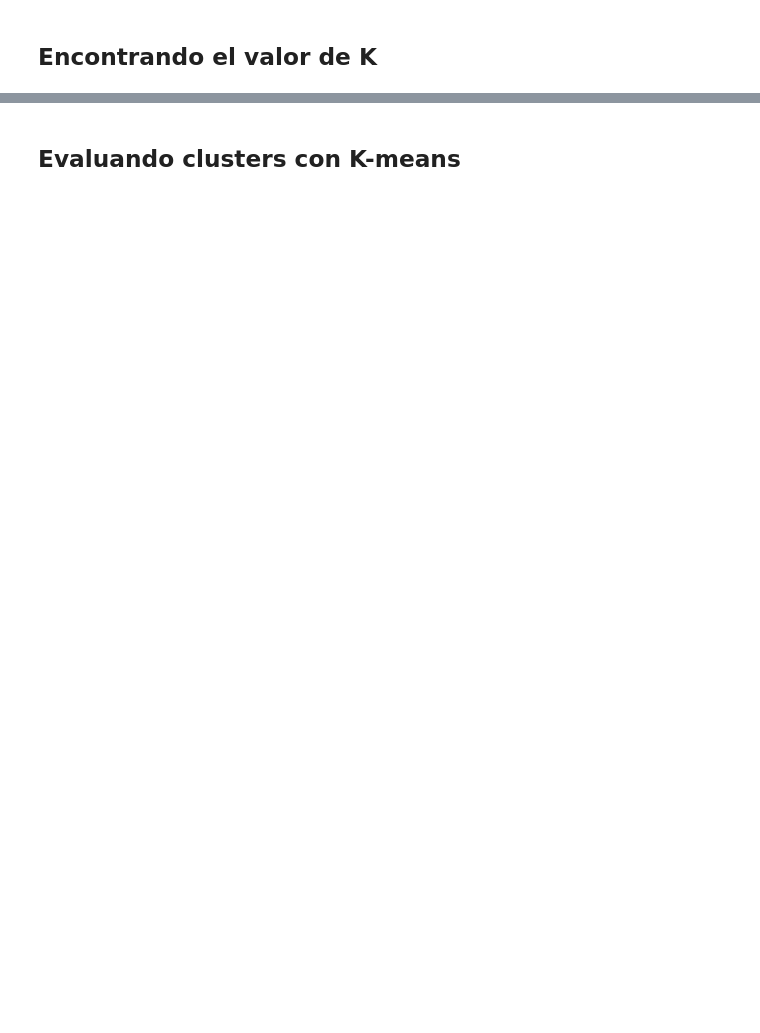
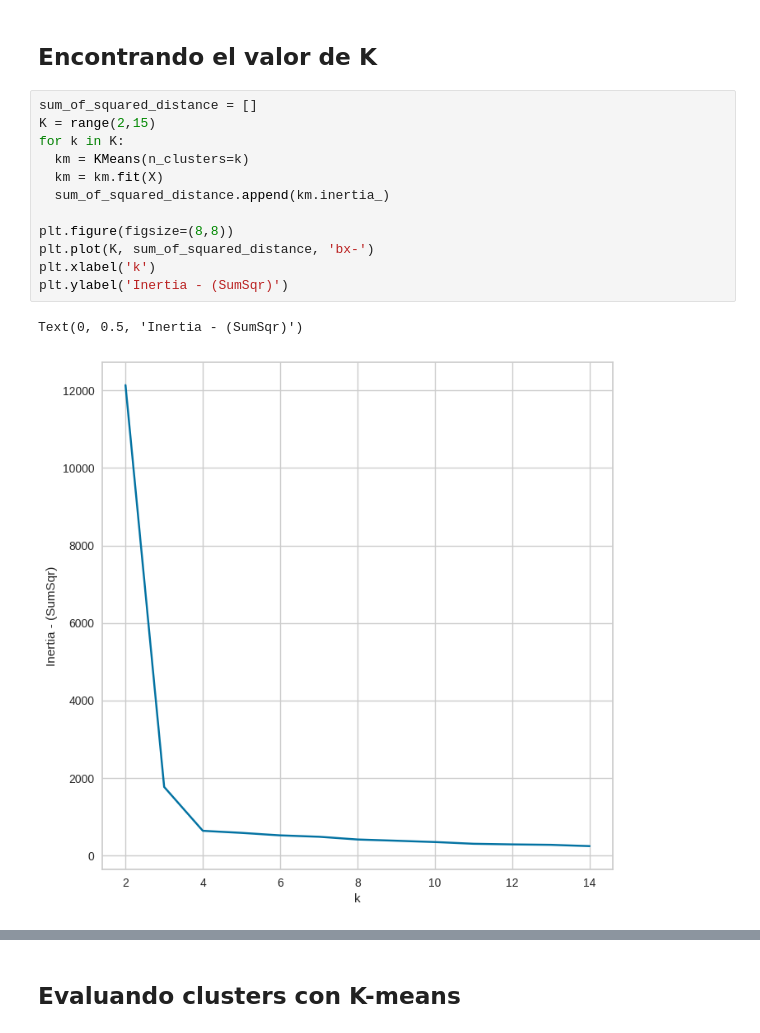
Before and after one commit to Patchwtf/MachineLearningProyects, a Jupyter notebook: Clustering/clustering_kmeans.ipynb, the cells around one changed output, grey strips where cells are left out. Saved outputs shown, nothing was run; the diff lists cells and outputs as text; blank space fills up the shorter version.

```diff
--- a/Clustering/clustering_kmeans.ipynb
+++ b/Clustering/clustering_kmeans.ipynb
@@ -60,2 +88,17 @@ plt.show()
 # %% [markdown]
 ## Encontrando el valor de K
+# %%
+sum_of_squared_distance = []
+K = range(2,15)
+for k in K:
+  km = KMeans(n_clusters=k)
+  km = km.fit(X)
+  sum_of_squared_distance.append(km.inertia_)
+
+plt.figure(figsize=(8,8))
+plt.plot(K, sum_of_squared_distance, 'bx-')
+plt.xlabel('k')
+plt.ylabel('Inertia - (SumSqr)')
+# %% [output]
+Text(0, 0.5, 'Inertia - (SumSqr)')
+[figure, added]
```
Also changed, not shown: parts of 3 cells of this notebook.
